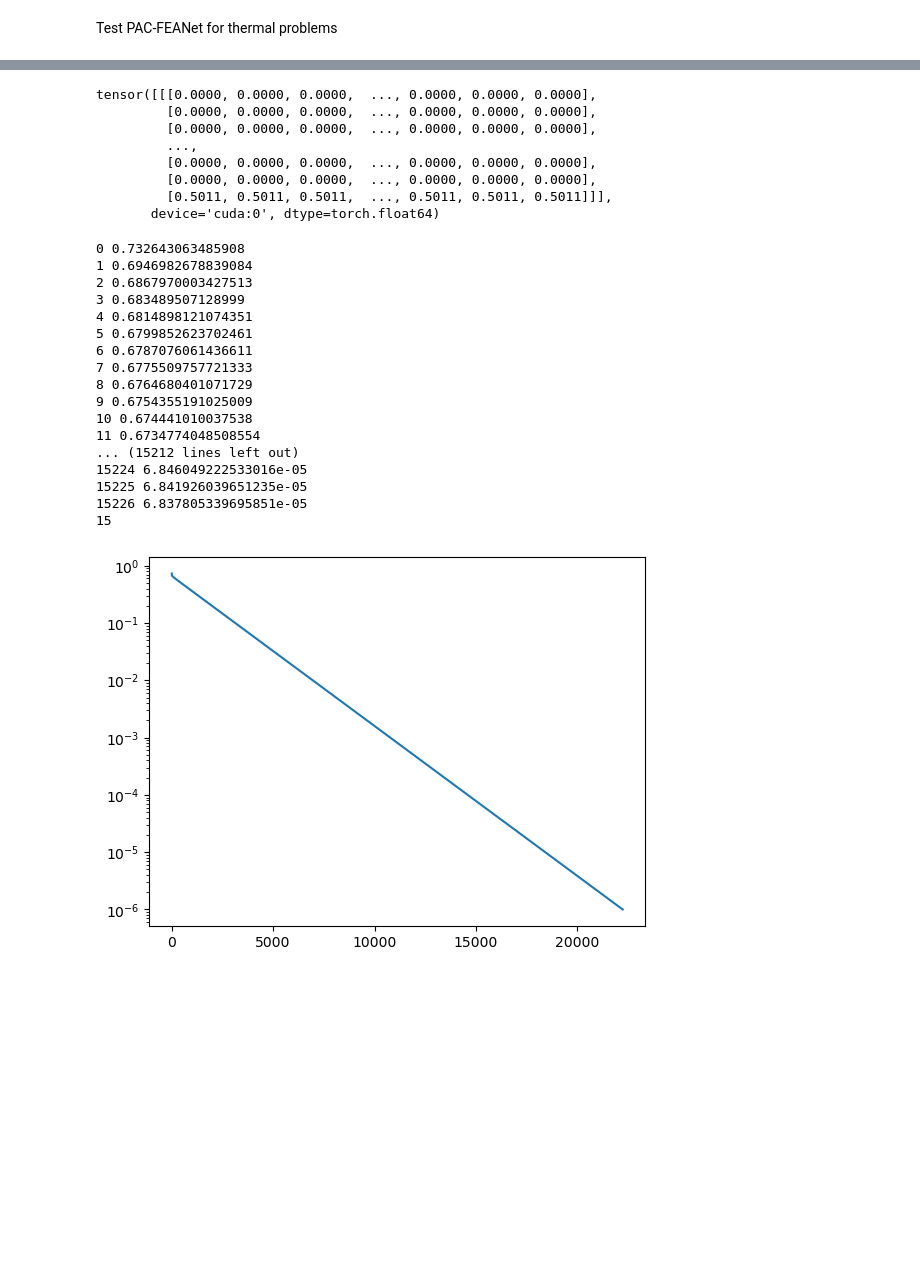
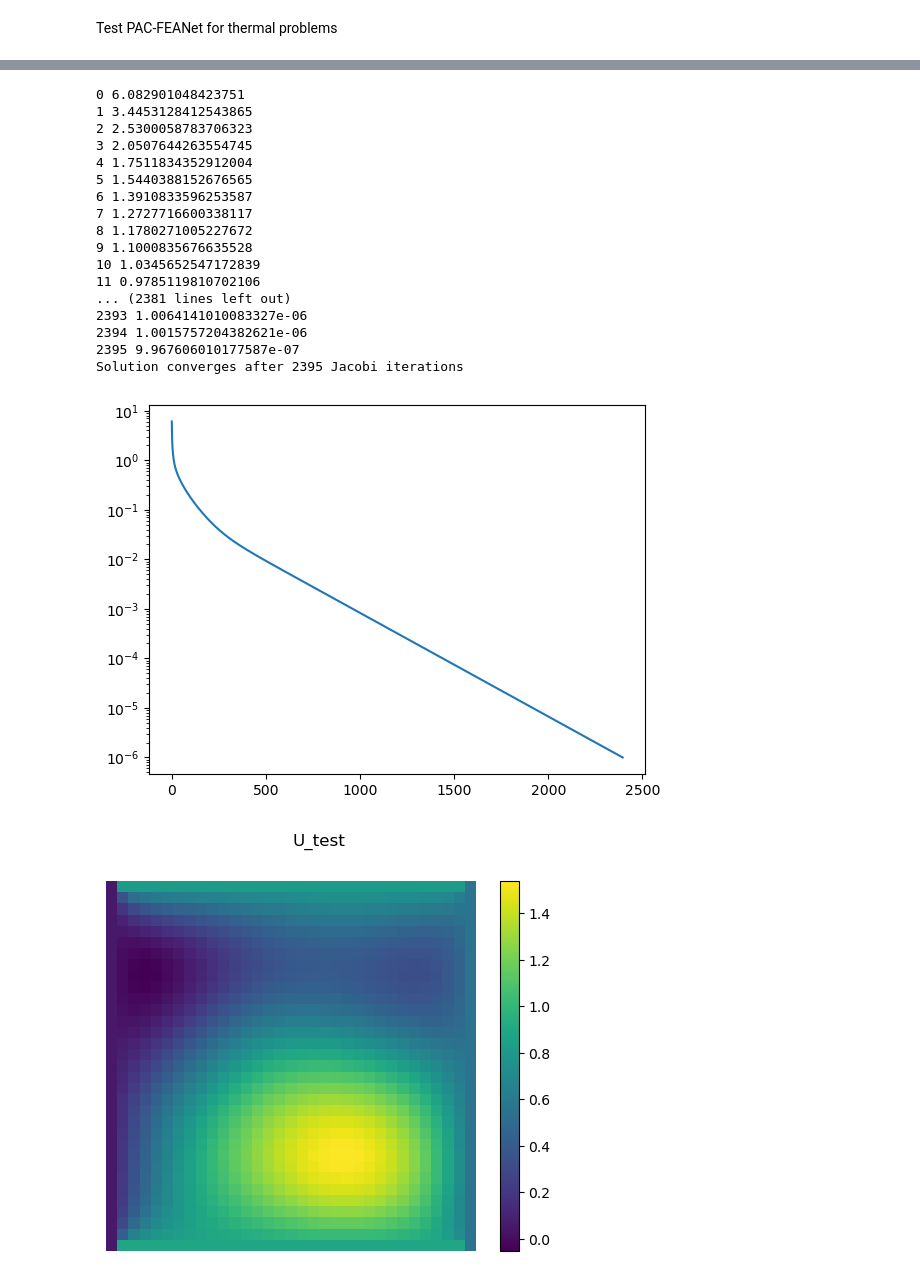
Before and after one commit to ymlasu/MFEA-Net, a Jupyter notebook: PAC-FEANet_learnable_thermal_iterator.ipynb, the cells around one changed output, grey strips where cells are left out. Drawn from its saved outputs; the diff is of its cells as text; code cells hidden in the pictures; blank space fills up the shorter version.

```diff
--- a/PAC-FEANet_learnable_thermal_iterator.ipynb
+++ b/PAC-FEANet_learnable_thermal_iterator.ipynb
@@ -22,7 +21,7 @@ from feanet.model import PACFEANet
 from feanet.jacobi import JacobiBlock
 from data.dataset import ThermalDataSet
 # %%
-device_predict = torch.device('cpu') #torch.device('cuda:0' if torch.cuda.is_available() else 'cpu') #
+device_predict = torch.device('cuda:0' if torch.cuda.is_available() else 'cpu') #torch.device('cpu') #
 device = torch.device('cuda:0' if torch.cuda.is_available() else 'cpu')
 # %%
 class SingleGrid():
@@ -35,6 +34,8 @@ class SingleGrid():
         self.device = dev
         self.n_elem = n_elem
         self.h = size/n_elem
+        self.v = torch.zeros((1, 1, n_elem+1, n_elem+1), requires_grad=False).double()
+        self.f = torch.zeros((1, 1, n_elem+1, n_elem+1), requires_grad=False).double()
         self.net = self.InstantiateNetwork()
         self.jac = JacobiBlock(self.net, self.h, self.device, self.mode)
 
@@ -48,13 +49,13 @@ class SingleGrid():
 # %% [markdown]
 Test PAC-FEANet for thermal problems
 # %%
-model_name = 'thermal_type1_2d_33x33'
-training_set = ThermalDataSet('data/thermal/thermal_type1_2d_33x33.h5', device)
-model_dir = 'model/learn_iterator/thermal_type1'
+model_name = 'thermal_type2_2d_33x33'
+training_set = ThermalDataSet('data/thermal/thermal_type2_2d_33x33.h5', device)
+model_dir = 'model/learn_iterator/thermal_type2'
 if not os.path.exists(model_dir):
     os.makedirs(model_dir)
 
-bs = 16
+bs = 5
 train_dataloader = DataLoader(training_set, batch_size=bs, shuffle=True)
 dirich_idx_train, dirich_value_train, neumann_idx_train, neumann_value_train, material_train, f_train, u_train = next(iter(train_dataloader))
 k = 0 # the index of training data to be shown
@@ -88,14 +79,3 @@ tensor([[[0.9281, 0.9281, 0.9281,  ..., 0.9281, 0.9281, 0.9281],
-# %%
-neumann_value_train[k]
-# %% [output]
-tensor([[[0.0000, 0.0000, 0.0000,  ..., 0.0000, 0.0000, 0.0000],
-         [0.0000, 0.0000, 0.0000,  ..., 0.0000, 0.0000, 0.0000],
-         [0.0000, 0.0000, 0.0000,  ..., 0.0000, 0.0000, 0.0000],
-         ...,
-         [0.0000, 0.0000, 0.0000,  ..., 0.0000, 0.0000, 0.0000],
-         [0.0000, 0.0000, 0.0000,  ..., 0.0000, 0.0000, 0.0000],
-         [0.5011, 0.5011, 0.5011,  ..., 0.5011, 0.5011, 0.5011]]],
-       device='cuda:0', dtype=torch.float64)
 # %%
 domain_size = 2
 n_elem = 2**5
@@ -114,43 +91,48 @@ solution_test, f_test, d_test, d_idx_test, t_test, t_idx_test, m_test = (torch.u
                                                                          torch.unsqueeze(neumann_idx_train[k], 0).to(device_predict),
                                                                          torch.unsqueeze(material_train[k], 0).to(device_predict))
 # %%
+EPS = 1e-6
+n_jac = 0
+u_test = torch.ones(size=(1, ku, n_elem+1, n_elem+1), requires_grad=False, dtype=torch.double).to(device_predict)
 u_test = grid.jac.reset_boundary(u_test, d_test, d_idx_test)
-residual = grid.net(h, u_test, f_test, t_test, t_idx_test, m_test)
-res = torch.norm(residual[:, :, 1:-1, 1:-1]).item()
+residual = d_idx_test*grid.net(None, None, h, u_test, f_test, t_test, t_idx_test, m_test)
+res = torch.norm(residual).item()
 res_arr = [res]
+
 print(n_jac, res)
 while (abs(res) > EPS):
-    u_test = grid.jac.jacobi_convolution(h, u_test, f_test, t_test, t_idx_test, d_test, d_idx_test, m_test)
-    residual = grid.net(h, u_test, f_test, t_test, t_idx_test, m_test)
-    res = torch.norm(residual[:, :, 1:-1, 1:-1]).item()
+    u_test = grid.jac.jacobi_convolution(u_test, m_test, d_test, d_idx_test, None, None, h, f_test, t_test, t_idx_test)
+    residual = d_idx_test*grid.net(None, None, h, u_test, f_test, t_test, t_idx_test, m_test)
+    res = torch.norm(residual).item()
     res_arr.append(res)
     n_jac += 1
     print(n_jac, res)
 
 print("Solution converges after", n_jac, "Jacobi iterations ")
 plt.plot(res_arr)
 plt.yscale('log')
 plt.show()
 
 plot.plot_thermalfield(u_test[0], "U_test")
 plot.plot_thermalfield(solution_test[0], "U_train")
 plot.plot_thermalfield(u_test[0]-solution_test[0], 'Error')
 # %% [output]
-0 0.732643063485908
-1 0.6946982678839084
-2 0.6867970003427513
-3 0.683489507128999
-4 0.6814898121074351
-5 0.6799852623702461
-6 0.6787076061436611
-7 0.6775509757721333
-8 0.6764680401071729
-9 0.6754355191025009
-10 0.674441010037538
-11 0.6734774048508554
-... (15212 lines left out)
-15224 6.846049222533016e-05
-15225 6.841926039651235e-05
-15226 6.837805339695851e-05
-15
+0 6.082901048423751
+1 3.4453128412543865
+2 2.5300058783706323
+3 2.0507644263554745
+4 1.7511834352912004
+5 1.5440388152676565
+6 1.3910833596253587
+7 1.2727716600338117
+8 1.1780271005227672
+9 1.1000835676635528
+10 1.0345652547172839
+11 0.9785119810702106
+... (2381 lines left out)
+2393 1.0064141010083327e-06
+2394 1.0015757204382621e-06
+2395 9.967606010177587e-07
+Solution converges after 2395 Jacobi iterations
-[figure, old version]
+[figure, new version]
+[figure, added]
```
Also changed, not shown: parts of 19 cells of this notebook, 17 other files.
